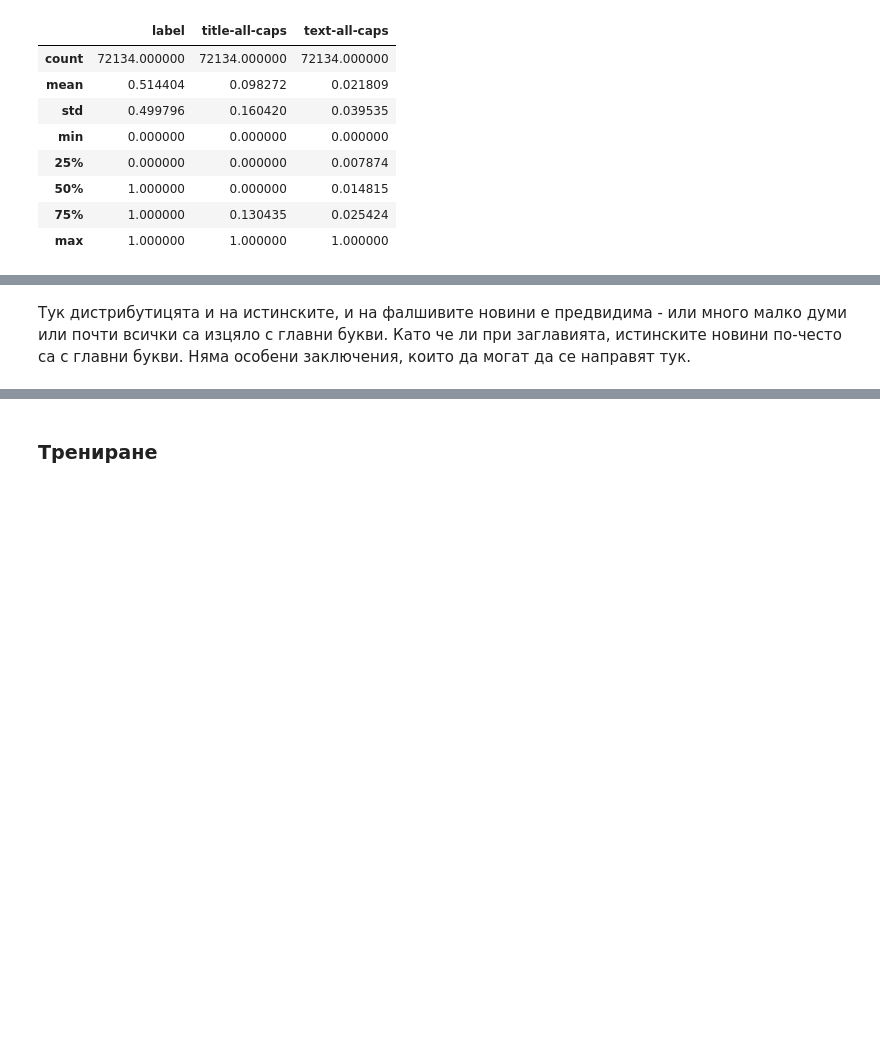
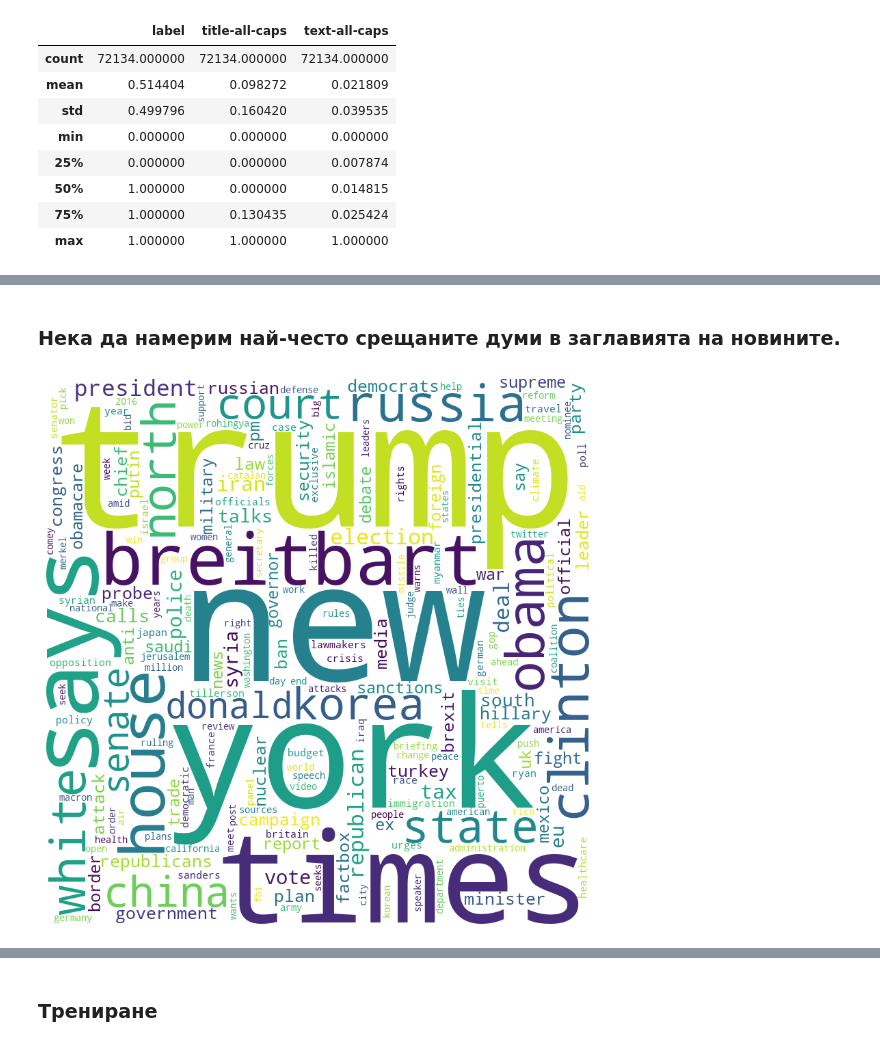
Before and after one commit to kirilyotov/ML-Fake_News, a Jupyter notebook: fake-news.ipynb, the cells around one changed output, grey strips where cells are left out. Saved outputs shown, nothing was run; the diff lists cells and outputs as text; code cells hidden in the pictures; blank space fills up the shorter version.

```diff
--- a/fake-news.ipynb
+++ b/fake-news.ipynb
@@ -230,2 +266,2 @@ plt.show()
-# %% [markdown]
-Тук дистрибутицята и на истинските, и на фалшивите новини е предвидима - или много малко думи или почти всички са изцяло с главни букви. Като че ли при заглавията, истинските новини по-често са с главни букви. Няма особени заключения, които да могат да се направят тук.
+# %% [markdown]
+### Нека да намерим най-често срещаните думи в заглавията на новините.
@@ -231,0 +286,22 @@ plt.show()
+# %%
+from wordcloud import WordCloud
+
+word_freq_dict = dict(most_common_words)
+
+def generate_wordcloud(word_freq_dict):
+    wordcloud = WordCloud(width=800, height=800,
+                          random_state=7,
+                          background_color='white',
+                          prefer_horizontal=0.5,
+                          min_font_size=10).generate_from_frequencies(word_freq_dict)
+
+    # Display the word cloud
+    plt.figure(figsize=(8, 8), facecolor=None)
+    plt.imshow(wordcloud)
+    plt.axis("off")
+    plt.tight_layout(pad=0)
+    plt.show()
+
+generate_wordcloud(word_freq_dict)
+# %% [output]
+[figure, added]
```
Also changed, not shown: parts of 98 cells of this notebook.
